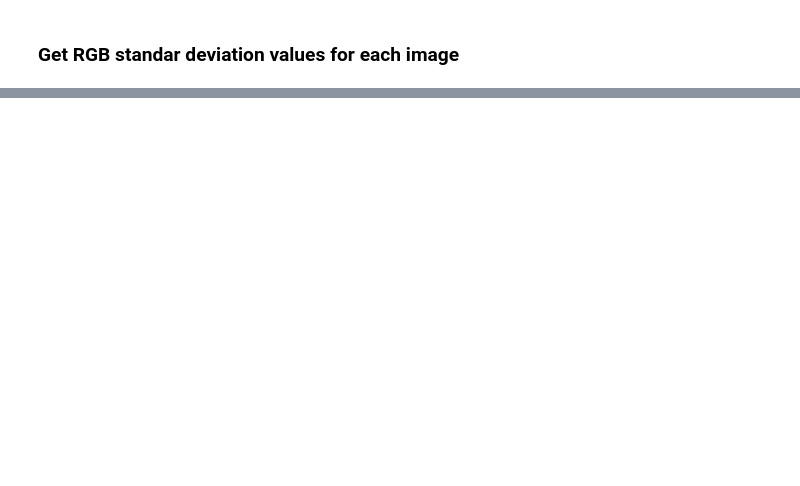
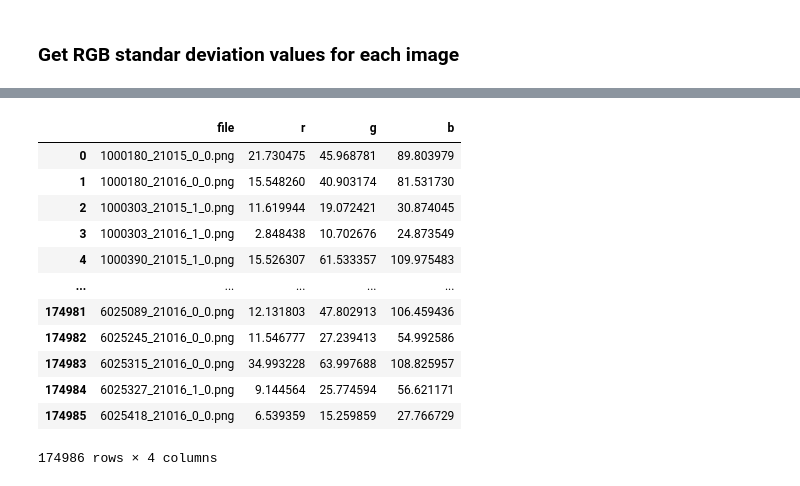
Before and after one commit to migueLib/master_thesis, a Jupyter notebook: notebooks/methods_exploration.ipynb, the cells around one changed output, grey strips where cells are left out. Saved outputs shown, nothing was run; the diff lists cells and outputs as text; code cells hidden in the pictures; blank space fills up the shorter version.

```diff
--- a/notebooks/methods_exploration.ipynb
+++ b/notebooks/methods_exploration.ipynb
@@ -128,7 +128,7 @@ if not os.path.isfile(os.path.abspath("./data/ukbb_rgb_std.csv")):
         return path, eye.get_rgb_std()
 
     with concurrent.futures.ThreadPoolExecutor() as  executor:
-        results = executor.map(parallel_rgb_std, ukbb.file[:100])
+        results = executor.map(parallel_rgb_std, ukbb.file)
 
     # Get the results
     results = [[os.path.basename(p), s[0], s[1], s[2]] for p, s in results]
@@ -144,0 +144,16 @@ Wall time: 2.41 ms
+# %%
+std
+# %% [output]
+|  | file | r | g | b |
+| 0 | 1000180_21015_0_0.png | 21.730475 | 45.968781 | 89.803979 |
+| 1 | 1000180_21016_0_0.png | 15.548260 | 40.903174 | 81.531730 |
+| 2 | 1000303_21015_1_0.png | 11.619944 | 19.072421 | 30.874045 |
+| 3 | 1000303_21016_1_0.png | 2.848438 | 10.702676 | 24.873549 |
+| 4 | 1000390_21015_1_0.png | 15.526307 | 61.533357 | 109.975483 |
+| ... | ... | ... | ... | ... |
+| 174981 | 6025089_21016_0_0.png | 12.131803 | 47.802913 | 106.459436 |
+| 174982 | 6025245_21016_0_0.png | 11.546777 | 27.239413 | 54.992586 |
+| 174983 | 6025315_21016_0_0.png | 34.993228 | 63.997688 | 108.825957 |
+| 174984 | 6025327_21016_1_0.png | 9.144564 | 25.774594 | 56.621171 |
+| 174985 | 6025418_21016_0_0.png | 6.539359 | 15.259859 | 27.766729 |
+174986 rows × 4 columns
```
Also changed, not shown: parts of 7 cells of this notebook.
